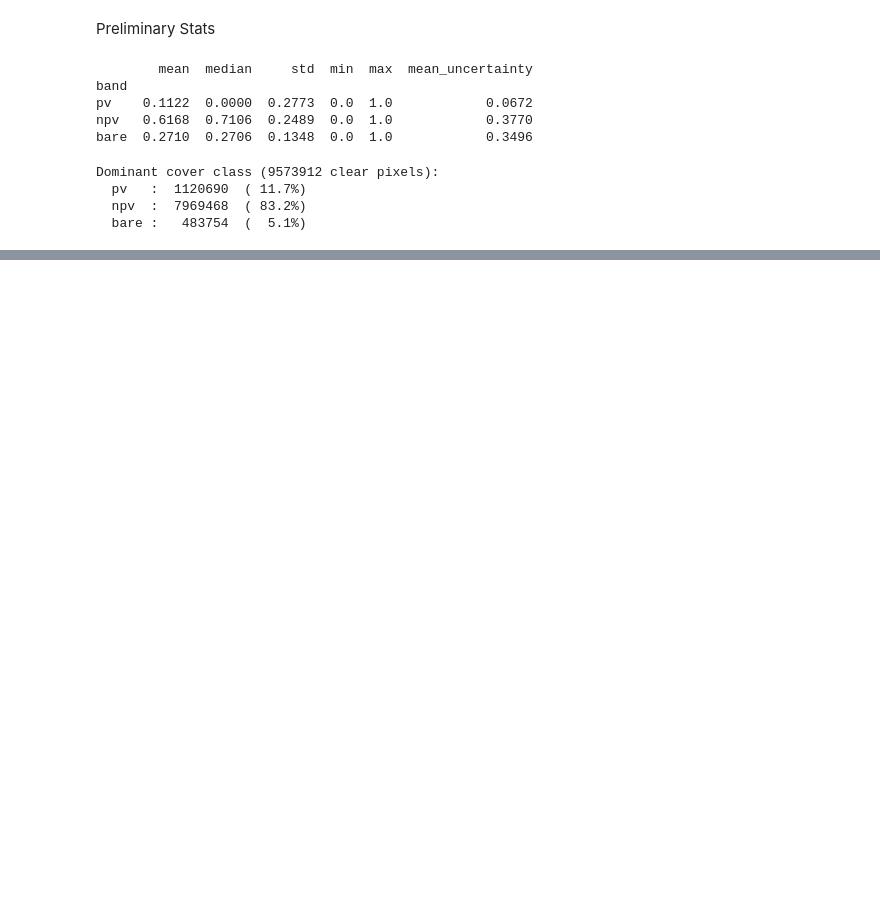
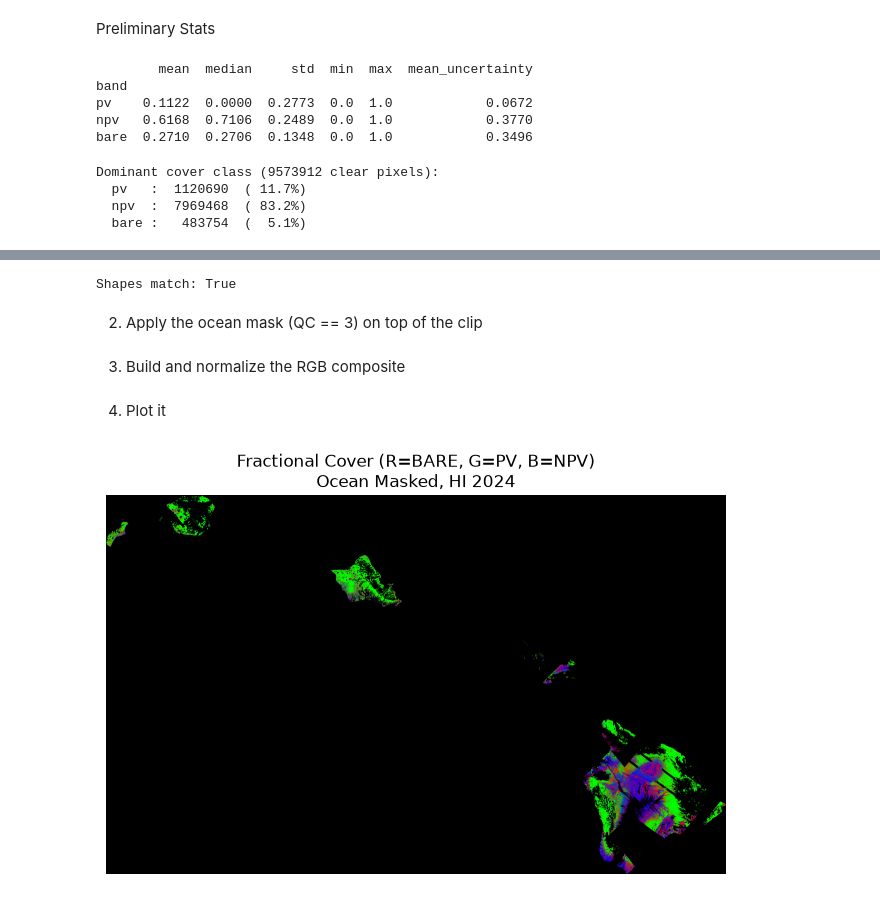
Before and after one commit to gillopez42/testing1, a Jupyter notebook: Scripts/GilsEMIT_2024HI_fcov.ipynb, the cells around one changed output, grey strips where cells are left out. Cells and saved outputs as stored; diff of their text form; code cells hidden in the pictures; blank space fills up the shorter version.

```diff
--- a/Scripts/GilsEMIT_2024HI_fcov.ipynb
+++ b/Scripts/GilsEMIT_2024HI_fcov.ipynb
@@ -285,0 +433,75 @@ Dominant cover class (9573912 clear pixels):
+# %%
+import numpy as np
+import geopandas as gpd
+import rasterio
+from rasterio.mask import mask
+import matplotlib.pyplot as plt
+
+# --- Paths ---
+shp_path = "/Users/gillopez/Downloads/Coastline/Coastline.shp"  # from earlier download
+qc_path = "data/processed/emit_2024HIfcov_mosaic_qc.tif"
+bare_path = "data/processed/emit_2024HIfcov_mosaic_bare.tif"
+pv_path = "data/processed/emit_2024HIfcov_mosaic_pv.tif"
+npv_path = "data/processed/emit_2024HIfcov_mosaic_npv.tif"
+
+gdf = gpd.read_file(shp_path)
+
+def clip_raster(path, gdf, nodata_val):
+    with rasterio.open(path) as src:
+        gdf_reproj = gdf.to_crs(src.crs) if gdf.crs != src.crs else gdf
+        out_image, out_transform = mask(
+            src, gdf_reproj.geometry, crop=True, nodata=nodata_val, filled=True
+        )
+        out_meta = src.meta.copy()
+        out_meta.update({
+            "height": out_image.shape[1],
+            "width": out_image.shape[2],
+            "transform": out_transform,
+            "nodata": nodata_val
+        })
+    return out_image[0], out_meta  # single band
+
+# --- Clip QC and each fractional cover band ---
+qc_clipped, qc_meta = clip_raster(qc_path, gdf, -9999)
+bare_clipped, bare_meta = clip_raster(bare_path, gdf, np.nan)
+pv_clipped, pv_meta = clip_raster(pv_path, gdf, np.nan)
+npv_clipped, npv_meta = clip_raster(npv_path, gdf, np.nan)
+
+print("Shapes match:", qc_clipped.shape == bare_clipped.shape == pv_clipped.shape == npv_clipped.shape)
+# %% [output]
+Shapes match: True
+# %% [markdown]
+2. Apply the ocean mask (QC == 3) on top of the clip
+# %%
+# --- Ocean mask: True where water/coastal ---
+ocean_mask = (qc_clipped == 3)
+
+# --- Apply mask to each band ---
+bare_masked = np.where(ocean_mask, np.nan, bare_clipped)
+pv_masked = np.where(ocean_mask, np.nan, pv_clipped)
+npv_masked = np.where(ocean_mask, np.nan, npv_clipped)
+# %% [markdown]
+3. Build and normalize the RGB composite
+# %%
+def normalize(band):
+    band = np.nan_to_num(band, nan=0.0)
+    band_min, band_max = np.nanmin(band), np.nanmax(band)
+    if band_max - band_min == 0:
+        return np.zeros_like(band)
+    return (band - band_min) / (band_max - band_min)
+
+r = normalize(bare_masked)  # BARE
+g = normalize(pv_masked)    # PV
+b = normalize(npv_masked)   # NPV
+
+rgb = np.dstack([r, g, b])
+# %% [markdown]
+4. Plot it
+# %%
+plt.figure(figsize=(8, 8))
+plt.imshow(rgb)
+plt.title("Fractional Cover (R=BARE, G=PV, B=NPV)\nOcean Masked, HI 2024")
+plt.axis("off")
+plt.show()
+# %% [output]
+[figure, added]
```
Also changed, not shown: parts of 16 cells of this notebook.
